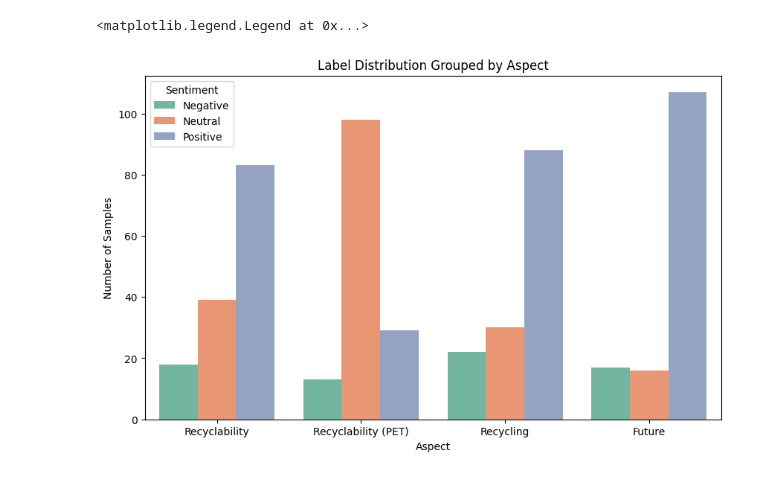
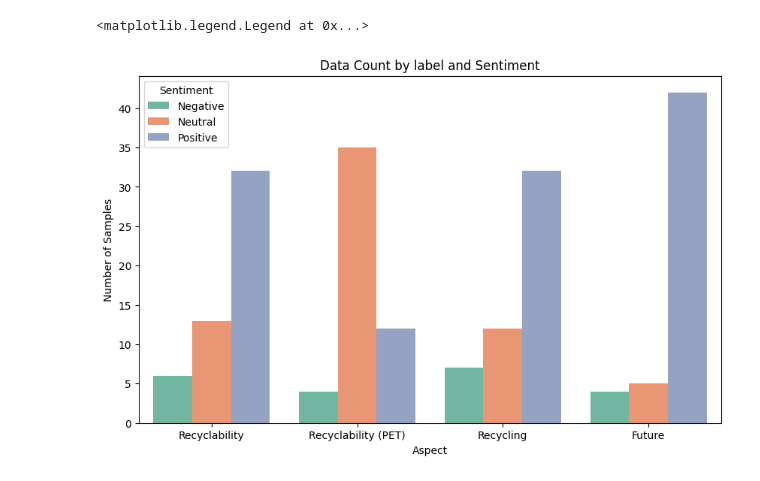
Before and after one commit to SamuelJuang/SentAnalysis_PlasticRecycling, a Jupyter notebook: analysis_topic.ipynb, the cells around one changed output. Saved outputs shown, nothing was run; the diff lists cells and outputs as text; code cells hidden in the pictures.

```diff
--- a/analysis_topic.ipynb
+++ b/analysis_topic.ipynb
@@ -1,34 +1,46 @@
 # %%
 import pandas as pd
 
-bisnis_df = pd.read_csv("edukasi_anak.csv")
+bisnis_df = pd.read_csv("analysis/edukasi_anak_60_sampled.csv")
+bisnis_df = bisnis_df[:55]
+# %%
+bisnis_df = bisnis_df.rename(columns={
+    'sentimenteffective': 'Recyclability',
+    'sentimentpet': 'Recyclability (PET)',
+    'sentimentprocess': 'Recycling',
+    'sentimentrecycle': 'Future'
+})
+# %%
+labels = ['Recyclability', 'Recyclability (PET)', 'Recycling', 'Future']
+
+bisnis_df = pd.get_dummies(bisnis_df, columns=labels, dtype=int)
 # %%
 import matplotlib.pyplot as plt
 import seaborn as sns
 
 # bisnis_df.rename(columns={'sentimenteffective': 'Recyclability'}, inplace=True)
 # bisnis_df.rename(columns={'sentimentpet': 'Recyclability (PET)'}, inplace=True)
 # bisnis_df.rename(columns={'sentimentprocess': 'Recycling'}, inplace=True)
 # bisnis_df.rename(columns={'sentimentrecycle': 'Future'}, inplace=True)
 # df_encoded = pd.get_dummies(bisnis_df, columns=['Recyclability', 'Recyclability (PET)', 'Recycling', 'Future'])
 label_sums = bisnis_df[[
         "Recyclability_Negative", "Recyclability_Neutral", "Recyclability_Positive",
         "Recyclability (PET)_Negative", "Recyclability (PET)_Neutral", "Recyclability (PET)_Positive",
         "Recycling_Negative", "Recycling_Neutral", "Recycling_Positive",
         "Future_Negative", "Future_Neutral", "Future_Positive"
     ]].sum()
 
 label_df = label_sums.reset_index()
 label_df.columns = ['label', 'count']
 label_df['aspect'] = label_df['label'].apply(lambda x: x.split('_')[0])
 label_df['sentiment'] = label_df['label'].apply(lambda x: x.split('_')[1])
 
 fig, ax = plt.subplots(figsize=(10, 6))
 sns.barplot(data=label_df, x='aspect', y='count', hue='sentiment', palette='Set2', ax=ax)
-ax.set_title("Label Distribution Grouped by Aspect")
+ax.set_title("Data Count by label and Sentiment")
 ax.set_ylabel("Number of Samples")
 ax.set_xlabel("Aspect")
 ax.legend(title='Sentiment')
 # %% [output]
 <matplotlib.legend.Legend at 0x...>
-[figure, old version]
+[figure, new version]
```
Also changed, not shown: parts of 6 cells of this notebook, 14 other files.
